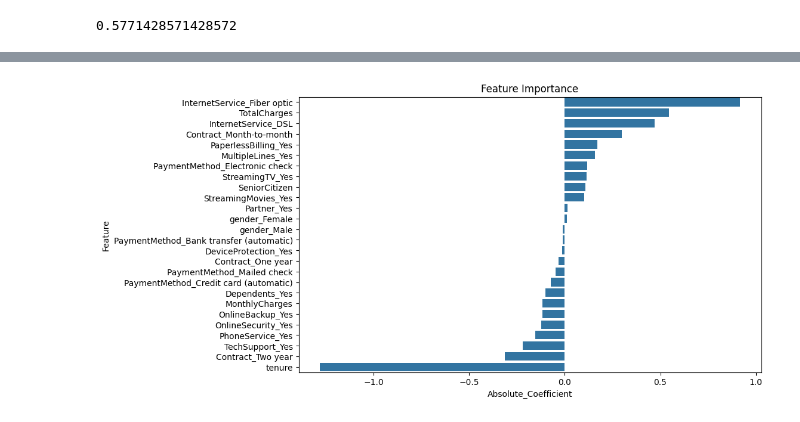
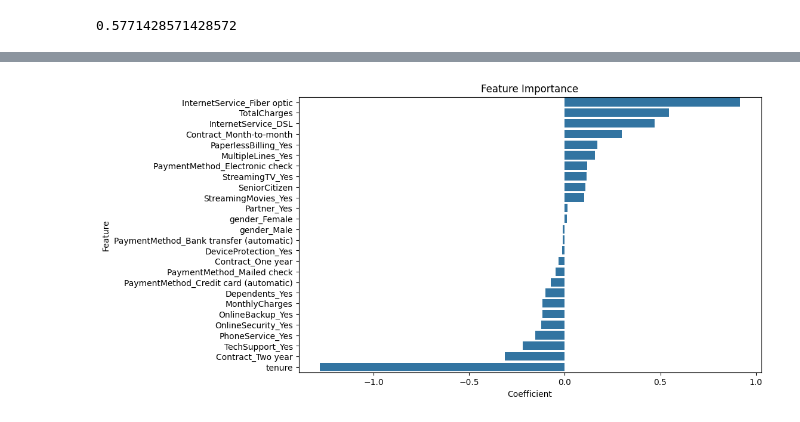
Before and after one commit to Benedictgr97/Customer-churn-prediction, a Jupyter notebook: Teleco customer churn.ipynb, the cells around one changed output, grey strips where cells are left out. Cells and saved outputs as stored; diff of their text form; code cells hidden in the pictures.

```diff
--- a/Teleco customer churn.ipynb
+++ b/Teleco customer churn.ipynb
@@ -196,19 +191,19 @@ for i in range(0,5):
 # %%
 #Greatest drop from contract not being included showing it was one of the greatest
 #determining factors in finding the probability of churn
 #Determine feature importance
 coefficients = Log.coef_[0]
 feature_importance = pd.DataFrame({
     'Feature': X_train.columns,
     'Coefficient': coefficients
 })
 feature_importance['Absolute_Coefficient'] = feature_importance['Coefficient']
 feature_importance = feature_importance.sort_values(by='Coefficient', ascending=False)
 
 # Plot feature importance
 plt.figure(figsize=(10, 6))
-sns.barplot(x='Absolute_Coefficient', y='Feature', data=feature_importance)
+sns.barplot(x='Coefficient', y='Feature', data=feature_importance)
 plt.title('Feature Importance')
 plt.show()
 # %% [output]
-[figure, old version]
+[figure, new version]
```
Also changed, not shown: parts of 2 cells of this notebook.
